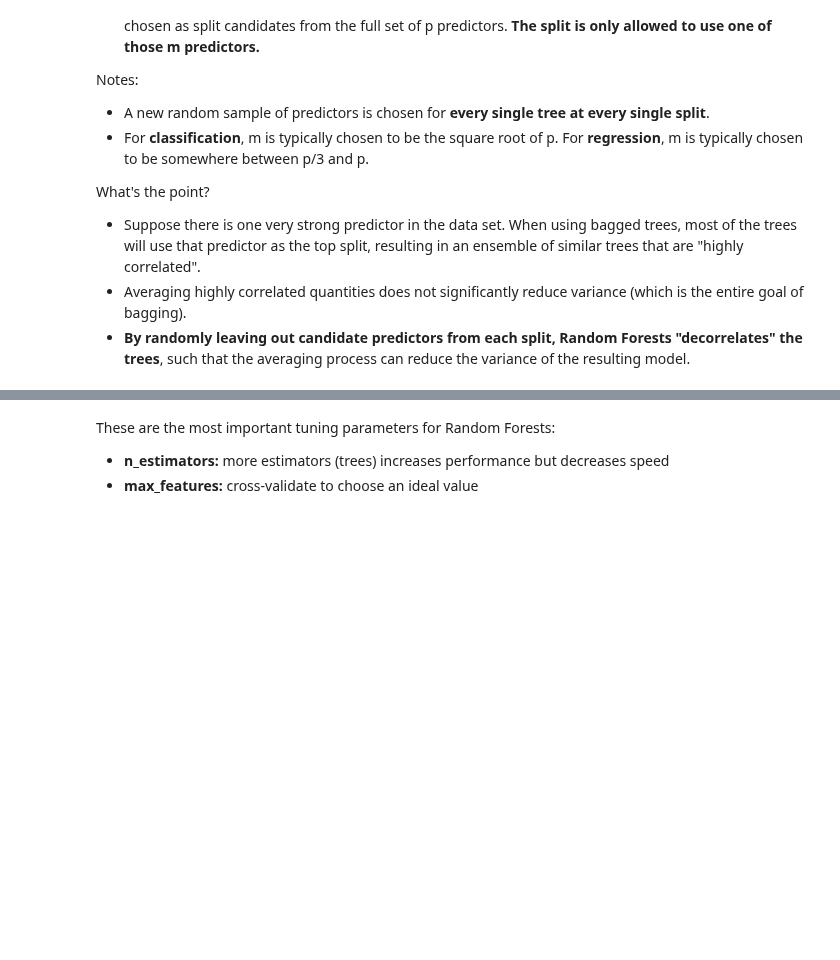
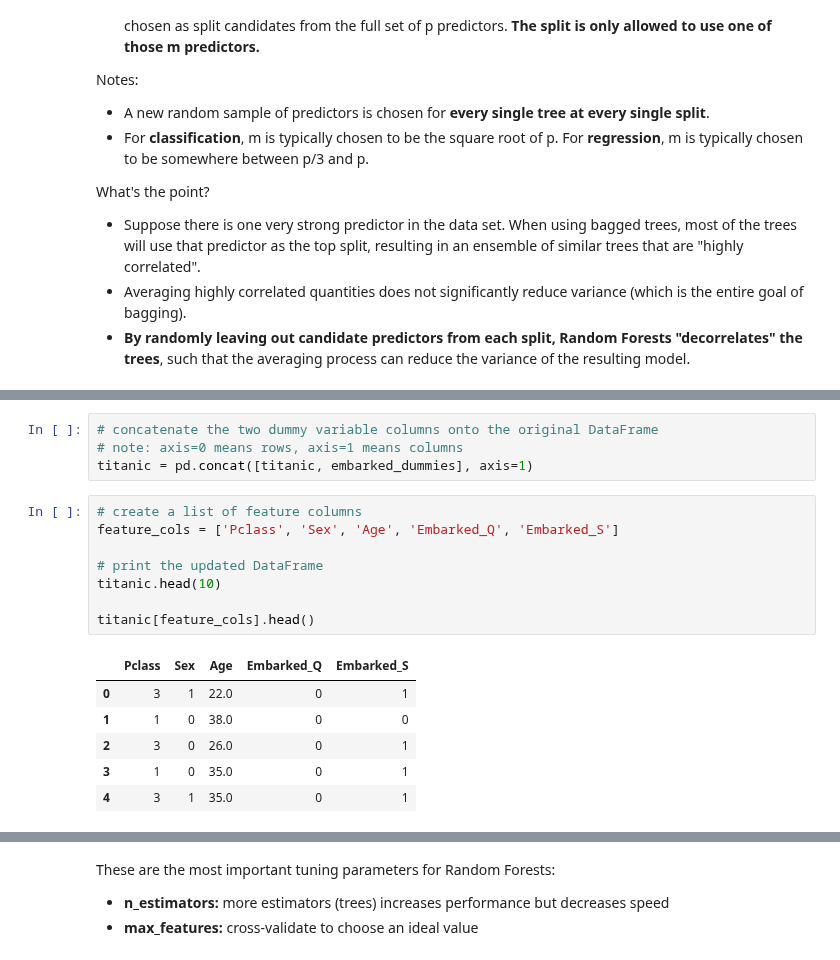
Before and after one commit to alasdaird/SYD_DAT_6, a Jupyter notebook: labs/Week 5/Ensembles/Wednesday November 9-ensembling_nomisw.ipynb, the cells around one changed output, grey strips where cells are left out. Drawn from its saved outputs; the diff is of its cells as text; blank space fills up the shorter version.

```diff
--- a/labs/Week 5/Ensembles/Wednesday November 9-ensembling_nomisw.ipynb
+++ b/labs/Week 5/Ensembles/Wednesday November 9-ensembling_nomisw.ipynb
@@ -352,3 +344,22 @@ titanic.head(10)
+# %%
+# concatenate the two dummy variable columns onto the original DataFrame
+# note: axis=0 means rows, axis=1 means columns
+titanic = pd.concat([titanic, embarked_dummies], axis=1)
+# %%
+# create a list of feature columns
+feature_cols = ['Pclass', 'Sex', 'Age', 'Embarked_Q', 'Embarked_S']
+
+# print the updated DataFrame
+titanic.head(10)
+
+titanic[feature_cols].head()
+# %% [output]
+|  | Pclass | Sex | Age | Embarked_Q | Embarked_S |
+| 0 | 3 | 1 | 22.0 | 0 | 1 |
+| 1 | 1 | 0 | 38.0 | 0 | 0 |
+| 2 | 3 | 0 | 26.0 | 0 | 1 |
+| 3 | 1 | 0 | 35.0 | 0 | 1 |
+| 4 | 3 | 1 | 35.0 | 0 | 1 |
 # %%
 # import class, instantiate estimator, fit with all data
 from sklearn.ensemble import RandomForestClassifier
```
Also changed, not shown: parts of 7 cells of this notebook, 1 other file.
